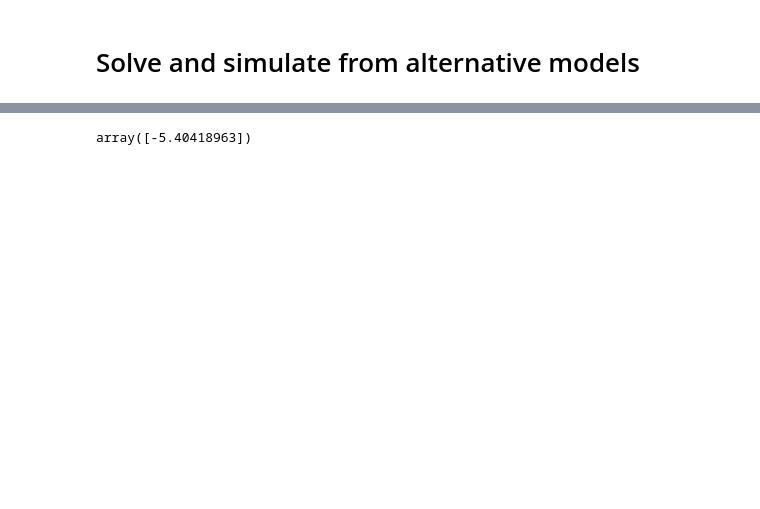
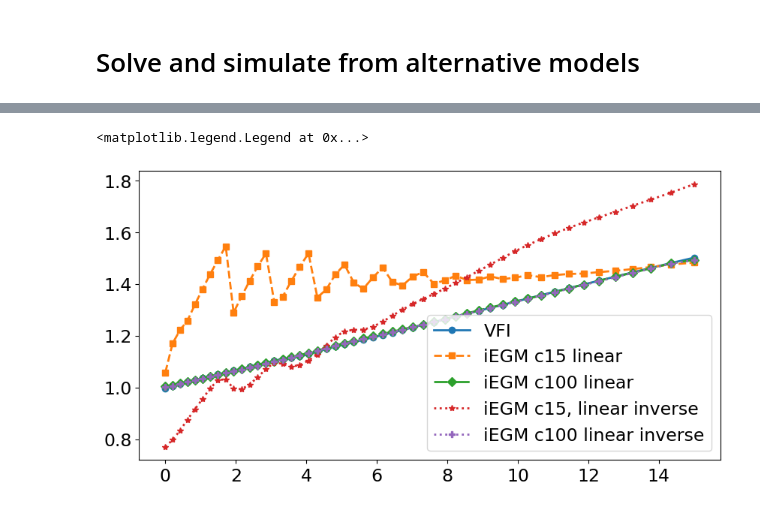
Before and after one commit to ThomasHJorgensen/iEGM, a Jupyter notebook: 02. LimitedCommmitmentModel.ipynb, the cells around one changed output, grey strips where cells are left out. Cells and saved outputs as stored; diff of their text form; code cells hidden in the pictures; blank space fills up the shorter version.

```diff
--- a/02. LimitedCommmitmentModel.ipynb
+++ b/02. LimitedCommmitmentModel.ipynb
@@ -42,7 +49,7 @@ if do_cpp & do_compile:
 # Solve and simulate from alternative models
 # %%
 # settings for models to solve
-T = 10
+T = 20
 sigma = 0.1
 num_love = 41
 num_A = 50
@@ -50,7 +57,7 @@ num_A_pd = 50
 
 uniform_mat = np.ones((num_A,num_A))/num_A
 
-settings = {'centered_gradient':True,
+settings = {
        'p_meet': 0.1,
        'div_A_share': 0.5,
        'sigma_love':sigma,
@@ -63,12 +70,18 @@ settings = {'centered_gradient':True,
        'num_A_pd':num_A_pd,
        'num_Ctot':50,
        'simT':T,
-       'simN': 1000,
+       'simN': 500,
        }
 
 
+solution_specs = {'solution': {'latexname':'Solution', 'par':{**settings, 'do_egm':True, 'num_A': 500, 'num_A_pd': 500, 'num_Ctot':500, 'num_power':101, 'num_love':201}}}
+
+num_margu = 15
+
 specs = {
-    'model 1':{'latexname':'Solution', 'par':{**settings, 'num_A': 500, 'num_A_pd': 500, 'num_Ctot':500}},
-    'model 2':{'latexname':'iEGM', 'par':{**settings, 'use_external_solution':True}},
-    'model 3':{'latexname':'VFI', 'par':{**settings, 'use_external_solution':True, 'do_egm':False}},
-}
+    'model 1':{'latexname':'VFI', 'par':{**settings, 'use_external_solution':True, 'do_egm':False}},
+    'model 2':{'latexname':f'iEGM c{num_margu} linear', 'par':{**settings, 'use_external_solution':True, 'num_marg_u':num_margu}},
+    'model 3':{'latexname':'iEGM c100 linear', 'par':{**settings, 'use_external_solution':True, 'num_marg_u':100}},
+    'model 4':{'latexname':f'iEGM c{num_margu}, linear inverse', 'par':{**settings, 'use_external_solution':True, 'num_marg_u':num_margu, 'interp_inverse': True}},
+    'model 5':{'latexname':'iEGM c100 linear inverse', 'par':{**settings, 'use_external_solution':True, 'num_marg_u':100, 'interp_inverse': True}},
+    }
@@ -121,8 +168,28 @@ Wall time: 9.22 s
-# %%
-# simulate using model 1 as "solution"
-m=m3
-m.simulate()
-m.sim.mean_log10_euler
-# %% [output]
-array([-5.40418963])
+# %%
+# plot solutions
+fig, ax = plt.subplots(1, 1, figsize=(10,5))
+
+var = 'C_pub_couple_to_couple'
+grid = 'grid_A'
+t = 0
+iP = 5
+iL = 10
+
+i = 0
+for name,model in models.items():
+
+    # if name in ['model 4', 'model 5']:
+    par = model.par
+    sol = model.sol
+
+    plotvar =  getattr(sol,var)
+
+    ax.plot(getattr(par,grid), plotvar[t,iP,iL], label=specs[name]['latexname'], linestyle=linestyles[i], marker=markers[i], linewidth=linewidth)
+    i += 1
+
+
+ax.legend()
+# %% [output]
+<matplotlib.legend.Legend at 0x...>
+[figure, added]
 # %%
```
Also changed, not shown: parts of 24 cells of this notebook, 1 other file.
